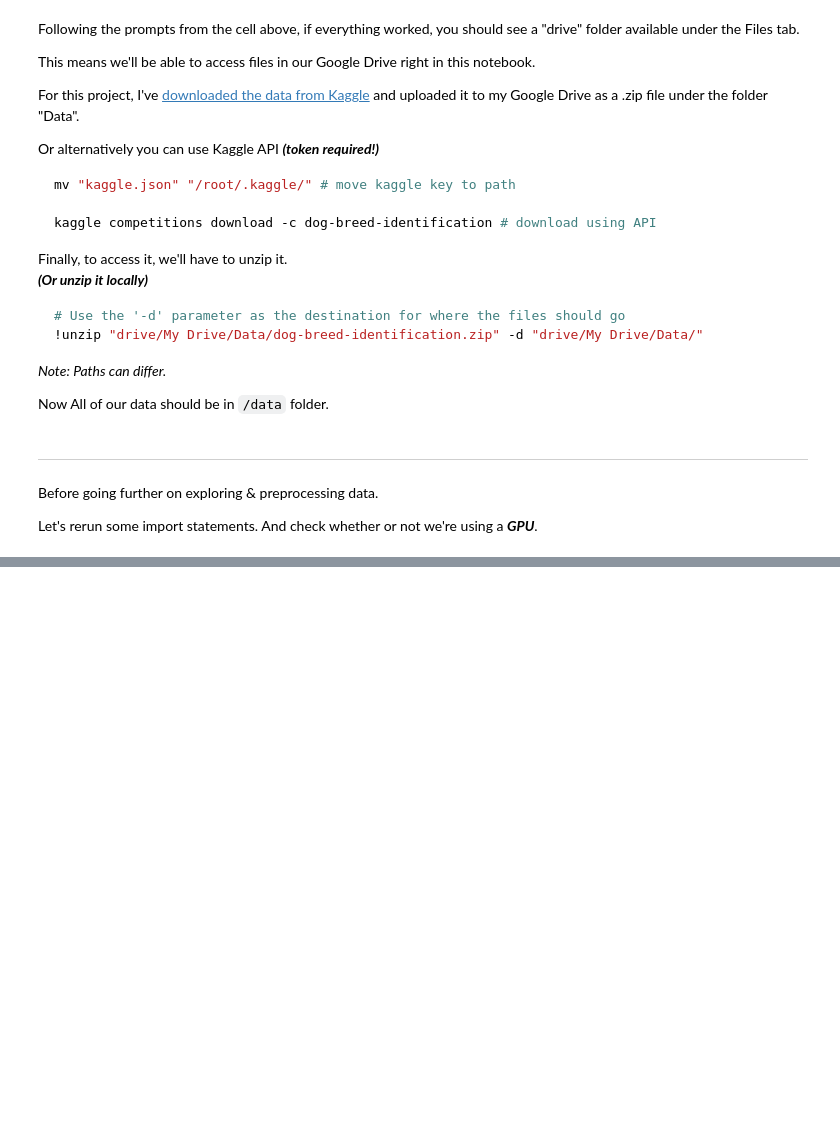
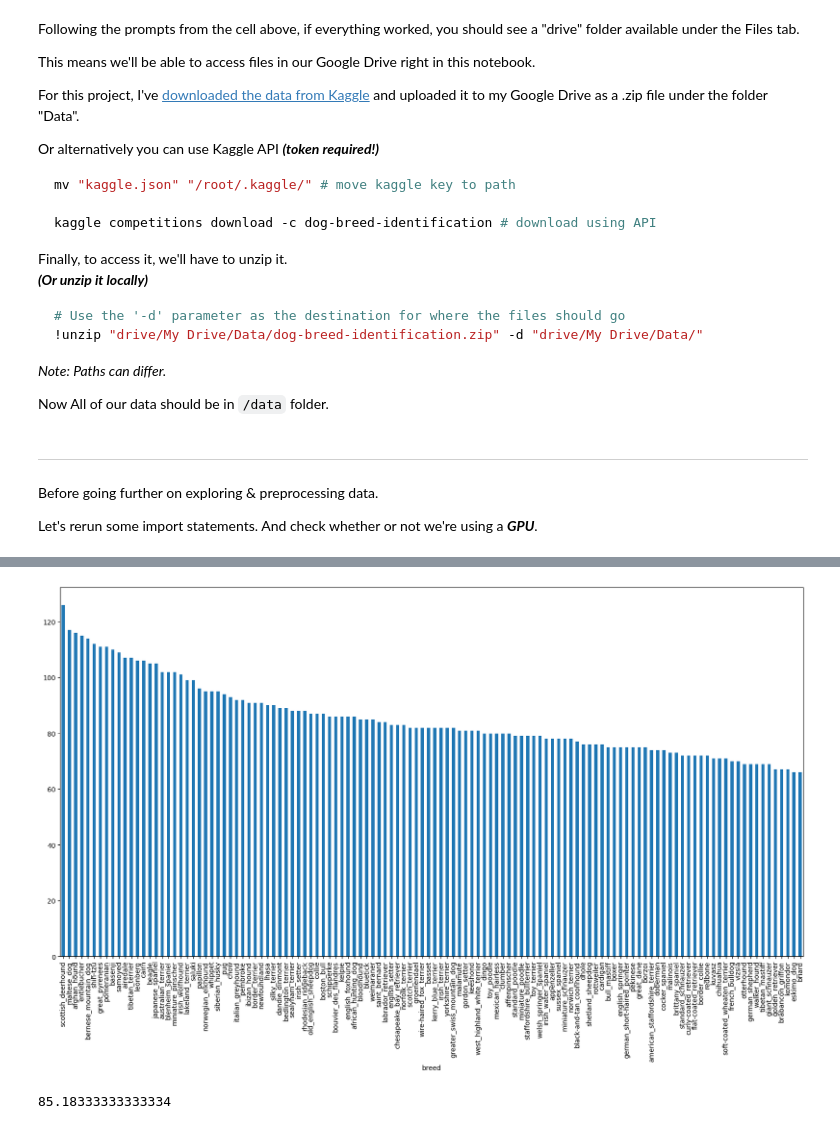
Before and after one commit to DarkDk123/Dog-Breed-Classification, a Jupyter notebook: Dog-Breed-Classification.ipynb, the cells around one changed output, grey strips where cells are left out. Cells and saved outputs as stored; diff of their text form; code cells hidden in the pictures; blank space fills up the shorter version.

Commit message:
Explored the data, and loaded labels into corresponding one hot form.

```diff
--- a/Dog-Breed-Classification.ipynb
+++ b/Dog-Breed-Classification.ipynb
@@ -129,0 +134,11 @@ GPU available (Oh Yeahhh!!!!)
+# %%
+# Change working directory to our project in Drive.
+%cd /content/drive/MyDrive/Dog-Vision/
+
+# Pandas to read this
+import pandas as pd
+
+# Read in the labels csv file
+labels_csv = pd.read_csv("./data/labels.csv")
+
+labels_csv.head() # Explore more in colab's interactive table (or use MS data wrangler)
@@ -129,0 +188,11 @@ GPU available (Oh Yeahhh!!!!)
+# %%
+# Let's plot on a bar plot
+
+labels_csv["breed"].value_counts().plot.bar(figsize=(20, 10));
+# %% [output]
+[figure, added]
+# %%
+# Average no. of training images per breed.
+labels_csv.breed.value_counts().mean()
+# %% [output]
+85.18333333333334
```
Also changed, not shown: parts of 24 cells of this notebook.
